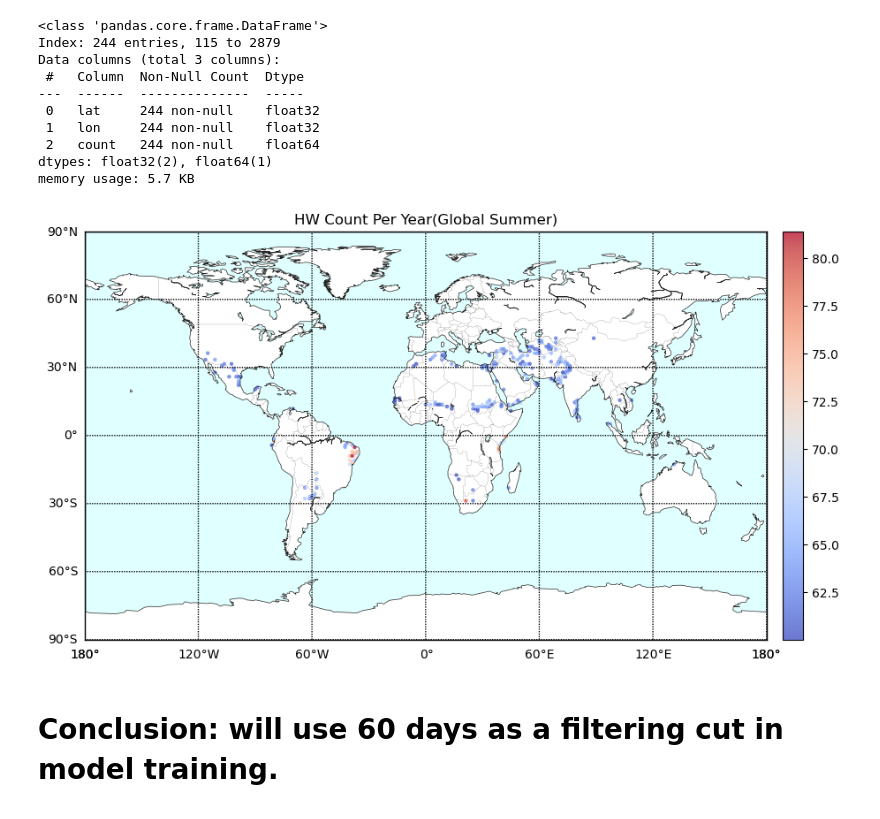
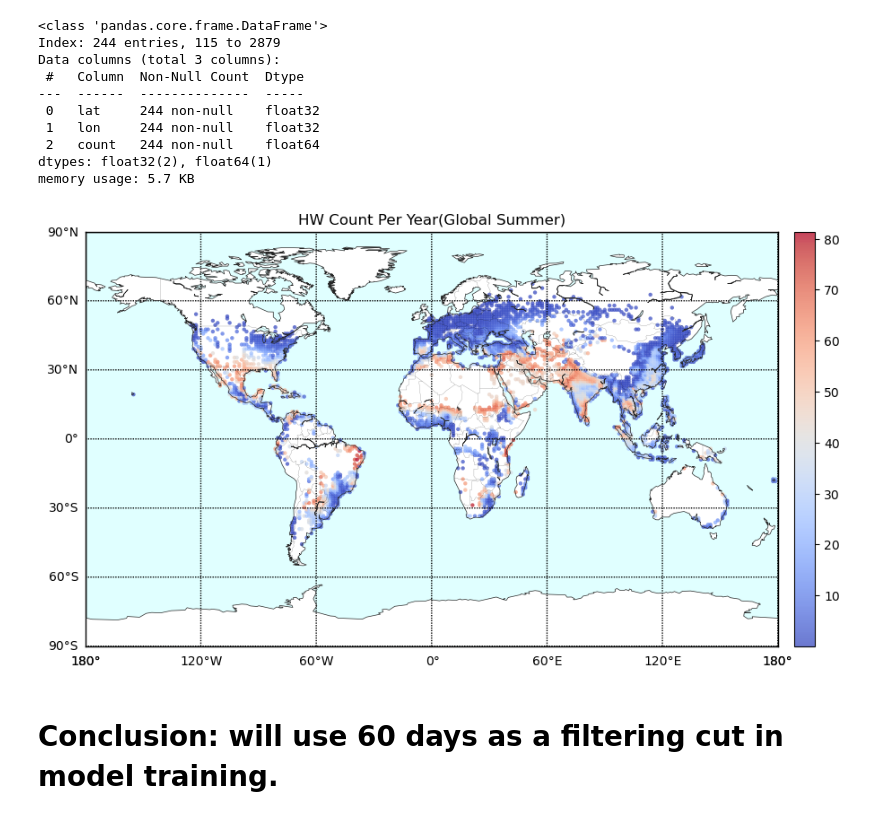
Before and after one commit to johnnyguo2007/research, a Jupyter notebook: hw_global/Investigate/Investigate_hot_region.ipynb, the cells around one changed output. Cells and saved outputs as stored; diff of their text form; code cells hidden in the pictures.

```diff
--- a/hw_global/Investigate/Investigate_hot_region.ipynb
+++ b/hw_global/Investigate/Investigate_hot_region.ipynb
@@ -91,34 +76,36 @@ def draw_map_subplot(ax, title, data, variable):
         print(f"No data available for {title}. Skipping plot.")
         ax.set_title(title + " - No Data Available")
         return
 
     m = Basemap(projection='cyl', lon_0=0, ax=ax,
                 fix_aspect=False,
                 llcrnrlat=-90, urcrnrlat=90,
                 llcrnrlon=-180, urcrnrlon=180)
     m.drawcoastlines(color='0.15', linewidth=0.5, zorder=3)
     m.drawcountries(linewidth=0.1)
     m.fillcontinents(color='white', lake_color='lightcyan')
     m.drawmapboundary(fill_color='lightcyan')
     m.drawparallels(np.arange(-90., 91., 30.), labels=[1, 0, 0, 0], fontsize=10)
     m.drawmeridians(np.arange(-180., 181., 60.), labels=[0, 0, 0, 1], fontsize=10)
 
     normalized_lons = normalize_longitude(data['lon'].values)
     x, y = m(normalized_lons, data['lat'].values)
 
     vmin, vmax = data[variable].min(), data[variable].max()
     sc = m.scatter(x, y, c=data[variable], cmap='coolwarm', marker='o', edgecolor='none', s=10, alpha=0.75, vmin=vmin, vmax=vmax)
     plt.colorbar(sc, ax=ax, orientation='vertical', pad=0.02)
     ax.set_title(title)
 
 
 fig, ax = plt.subplots(figsize=(12, 6))
     # fig, axs = plt.subplots(figsize=(10, 6), dpi=300)  # Correct subplot structure
+# draw_map_subplot(ax, "HW Count Per Year(Global Summer)",
+#                  location_hw_count[location_hw_count['count'] > 60], 'count')
 draw_map_subplot(ax, "HW Count Per Year(Global Summer)",
-                 location_hw_count[location_hw_count['count'] > 60], 'count')
+                 location_hw_count, 'count')
 
 plt.show()
 # %% [output]
-[figure, old version]
+[figure, new version]
 # %% [markdown]
 # Conclusion: will use 60 days as a filtering cut in model training.
```
Also changed, not shown: parts of 1 cell of this notebook.
